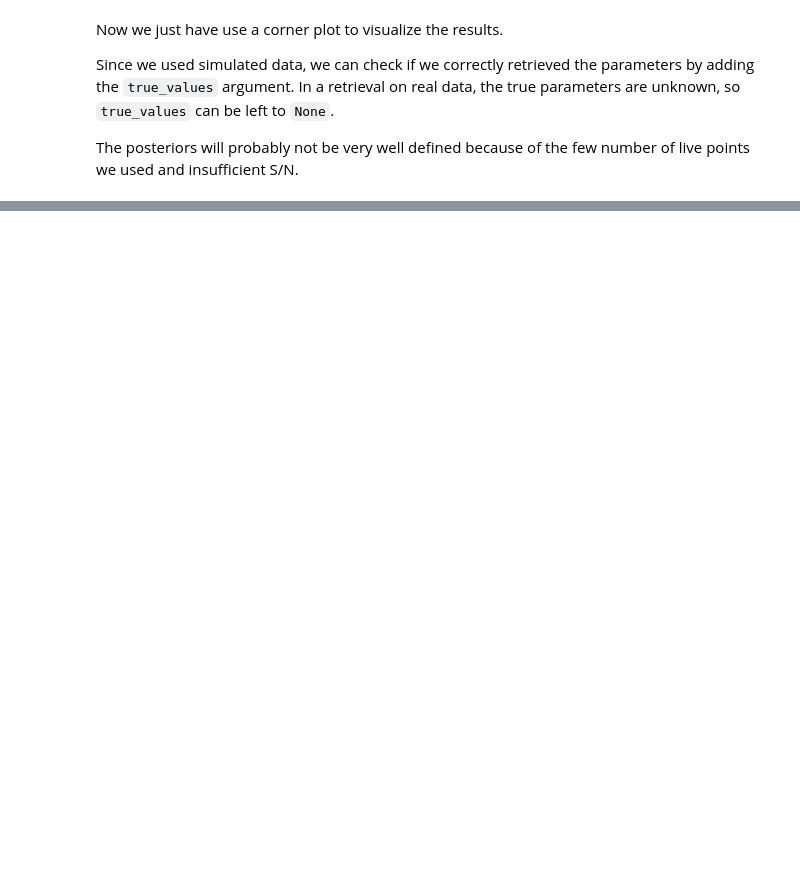
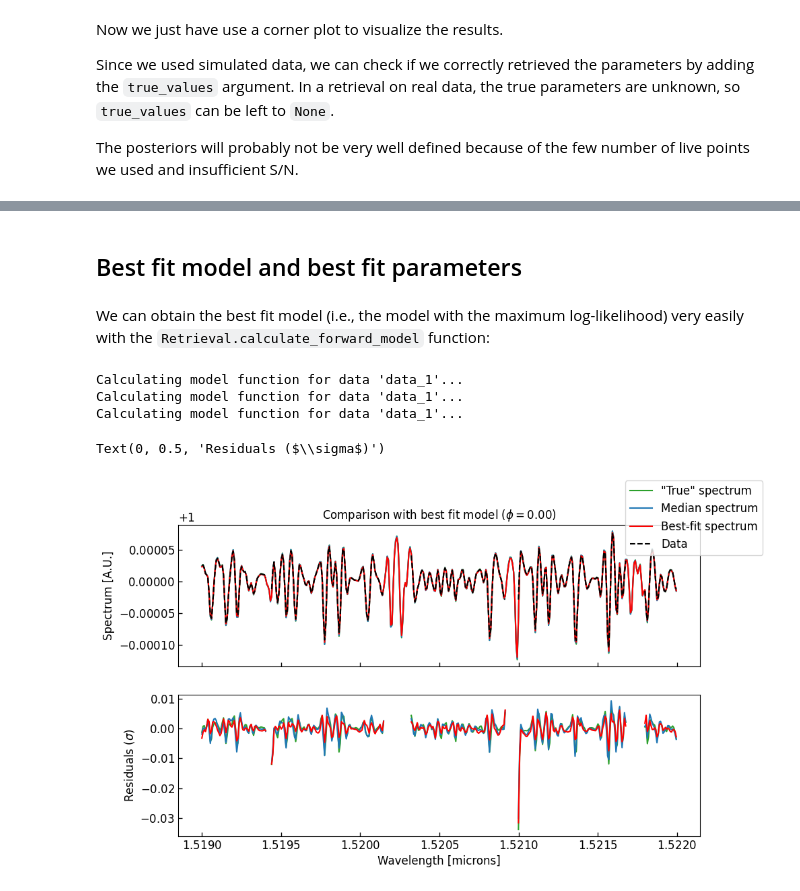
Before and after one commit to wbalmer/petitRADTRANS, a Jupyter notebook: docs/content/notebooks/retrieval_spectral_model.ipynb, the cells around one changed output, grey strips where cells are left out. Saved outputs shown, nothing was run; the diff lists cells and outputs as text; code cells hidden in the pictures; blank space fills up the shorter version.

Commit message:
Make several improvements to the SpectralModel retrieval tutorial

```diff
--- a/docs/content/notebooks/retrieval_spectral_model.ipynb
+++ b/docs/content/notebooks/retrieval_spectral_model.ipynb
@@ -449,7 +448,7 @@ This example should run in a couple of minutes, but a typical retrieval on a clu
 # %%
 %%time
 retrieval.run(
-    n_live_points=16,
+    n_live_points=30,
     resume=False,
     seed=12345  # ⚠️ seed should be removed or set to -1 in a real retrieval, it is added here for reproducibility
 )
@@ -505,0 +505,49 @@ plot_result_corner(
+# %% [markdown]
+## Best fit model and best fit parameters
+# %% [markdown]
+We can obtain the best fit model (i.e., the model with the maximum log-likelihood) very easily with the `Retrieval.calculate_forward_model` function:
+# %%
+# Get the forward model with best-fit parameters
+wavelengths, best_fit_spectra, _ = retrieval.calculate_forward_model(
+    parameters='best fit',
+    data='data_1'
+)
+
+# Get the forward model with median parameters
+_, median_spectra, _ = retrieval.calculate_forward_model(
+    parameters='median',
+    data='data_1'
+)
+
+# Get the forward model with the true parameters
+_, true_spectra, _ = retrieval.calculate_forward_model(
+    parameters=true_parameters,  # a dictionary can also be used, with parameter (fixed and/or free) names as keys
+    data='data_1'
+)
+
+# Plot at T0 = 0
+i_t0 = int(np.round(orbital_phases.size / 2))
+
+fig, axes = plt.subplots(nrows=2, sharex='all', figsize = (10,6))
+
+axes[0].plot(wavelengths[0] * 1e4, true_spectra[0, i_t0], ls='-', color='C2', label='"True" spectrum')
+axes[0].plot(wavelengths[0] * 1e4, median_spectra[0, i_t0], ls='-', color='C0', label='Median spectrum')
+axes[0].plot(wavelengths[0] * 1e4, best_fit_spectra[0, i_t0], ls='-', color='r', label='Best-fit spectrum')
+axes[0].plot(wavelengths[0] * 1e4, prepared_data[0, i_t0], ls='--', color='k', label='Data')
+
+fig.legend()
+
+axes[1].plot(wavelengths[0] * 1e4, (true_spectra[0, i_t0] - prepared_data[0, i_t0]) / prepared_data_uncertainties[0, i_t0], ls='-', color='C2', label='"True" spectrum')
+axes[1].plot(wavelengths[0] * 1e4, (median_spectra[0, i_t0] - prepared_data[0, i_t0]) / prepared_data_uncertainties[0, i_t0], ls='-', color='C0', label='Median spectrum')
+axes[1].plot(wavelengths[0] * 1e4, (best_fit_spectra[0, i_t0] - prepared_data[0, i_t0]) / prepared_data_uncertainties[0, i_t0], ls='-', color='r', label='Best-fit spectrum')
+
+axes[0].set_title(rf'Comparison with best fit model ($\phi = {orbital_phases[i_t0]:.2f}$)')
+axes[0].set_ylabel('Spectrum [A.U.]')
+axes[1].set_xlabel('Wavelength [microns]')
+axes[1].set_ylabel(r'Residuals ($\sigma$)')
+# %% [output]
+Calculating model function for data 'data_1'...
+Calculating model function for data 'data_1'...
+Calculating model function for data 'data_1'...
+Text(0, 0.5, 'Residuals ($\\sigma$)')
+[figure, added]
```
Also changed, not shown: parts of 18 cells of this notebook, 4 other files.
